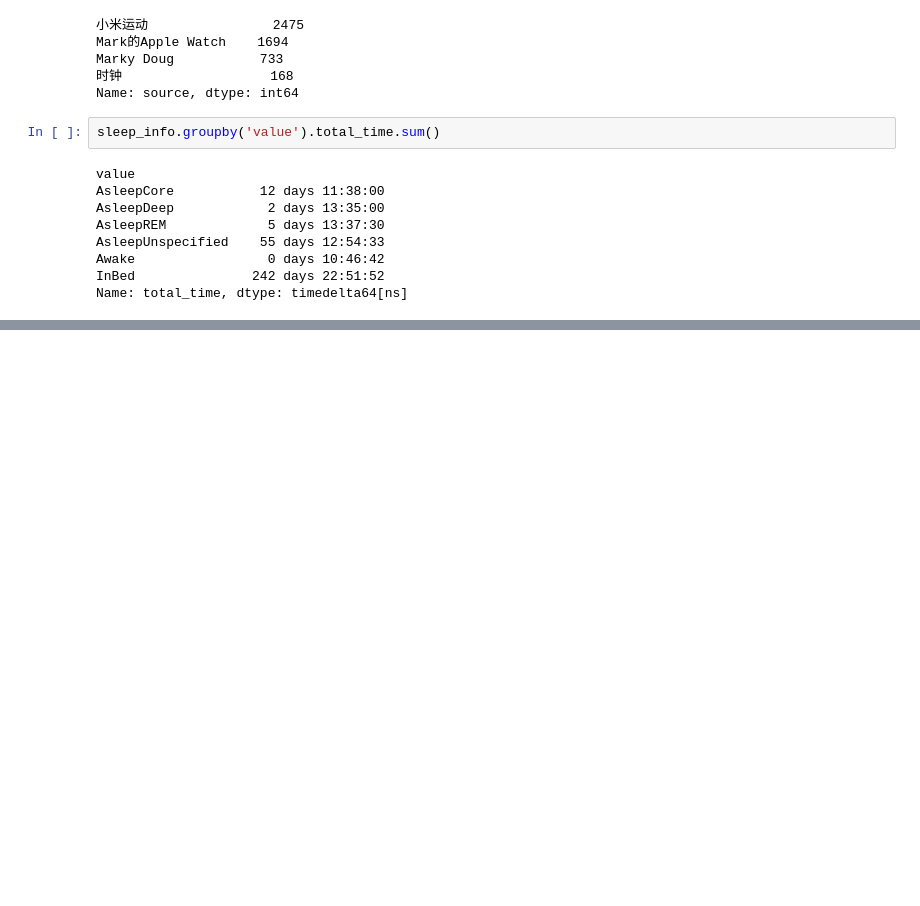
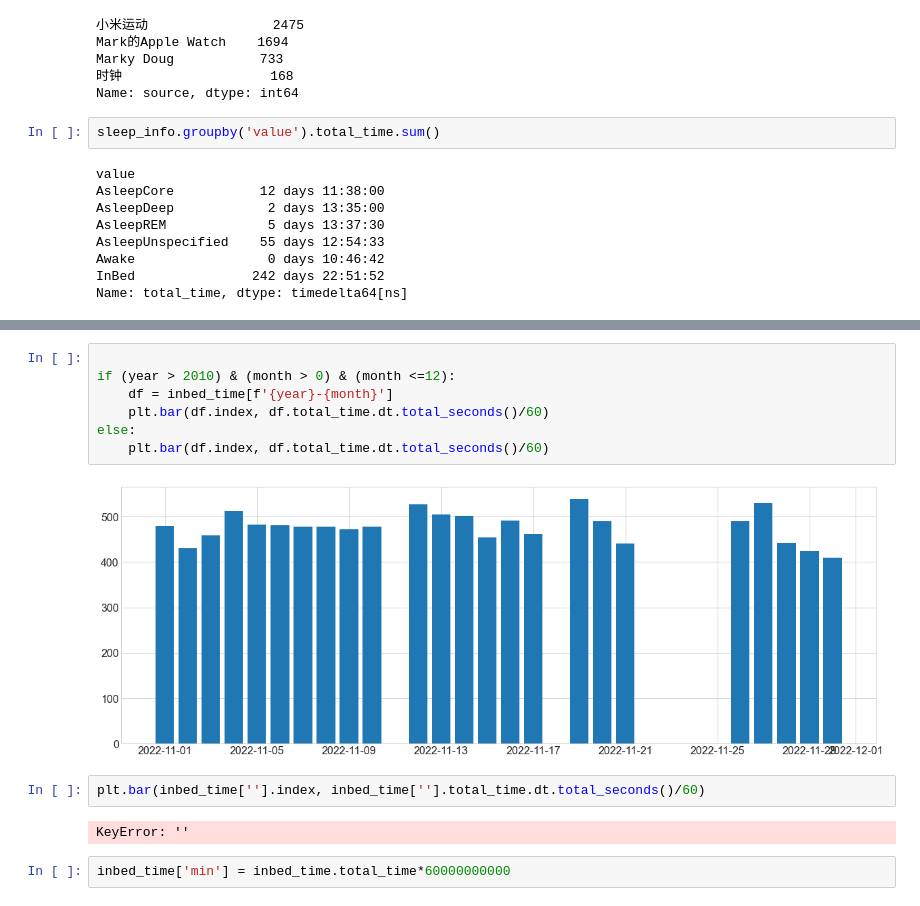
Before and after one commit to markydoug/my_apple_health, a Jupyter notebook: record_explore.ipynb, the cells around one changed output, grey strips where cells are left out. Saved outputs shown, nothing was run; the diff lists cells and outputs as text; blank space fills up the shorter version.

```diff
--- a/record_explore.ipynb
+++ b/record_explore.ipynb
@@ -484,0 +535,15 @@ sleep_info.groupby('value').total_time.sum()
+# %%
+
+if (year > 2010) & (month > 0) & (month <=12):
+    df = inbed_time[f'{year}-{month}']
+    plt.bar(df.index, df.total_time.dt.total_seconds()/60)
+else:
+    plt.bar(df.index, df.total_time.dt.total_seconds()/60)
+# %% [output]
+[figure, added]
+# %%
+plt.bar(inbed_time[''].index, inbed_time[''].total_time.dt.total_seconds()/60)
+# %% [output]
+KeyError: ''
+# %%
+inbed_time['min'] = inbed_time.total_time*60000000000
```
Also changed, not shown: parts of 23 cells of this notebook.
